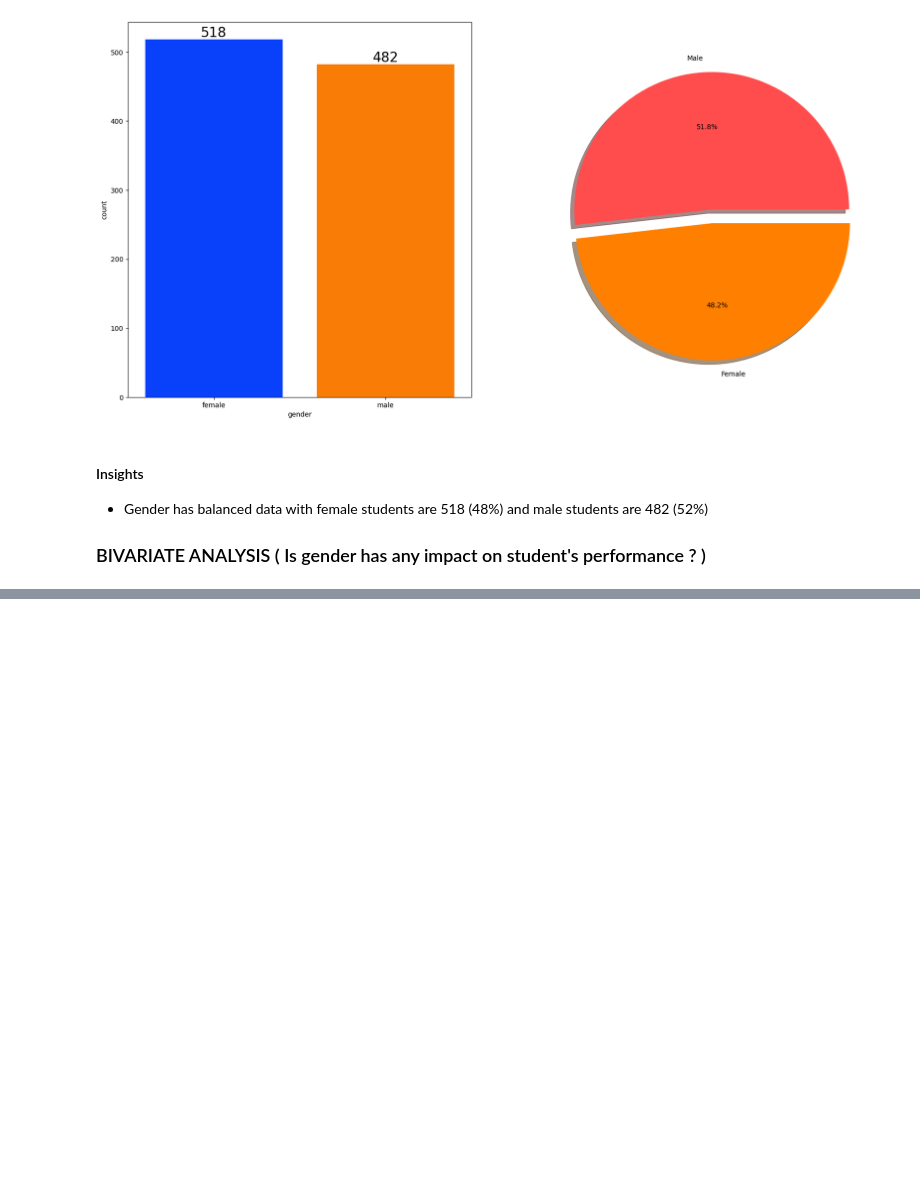
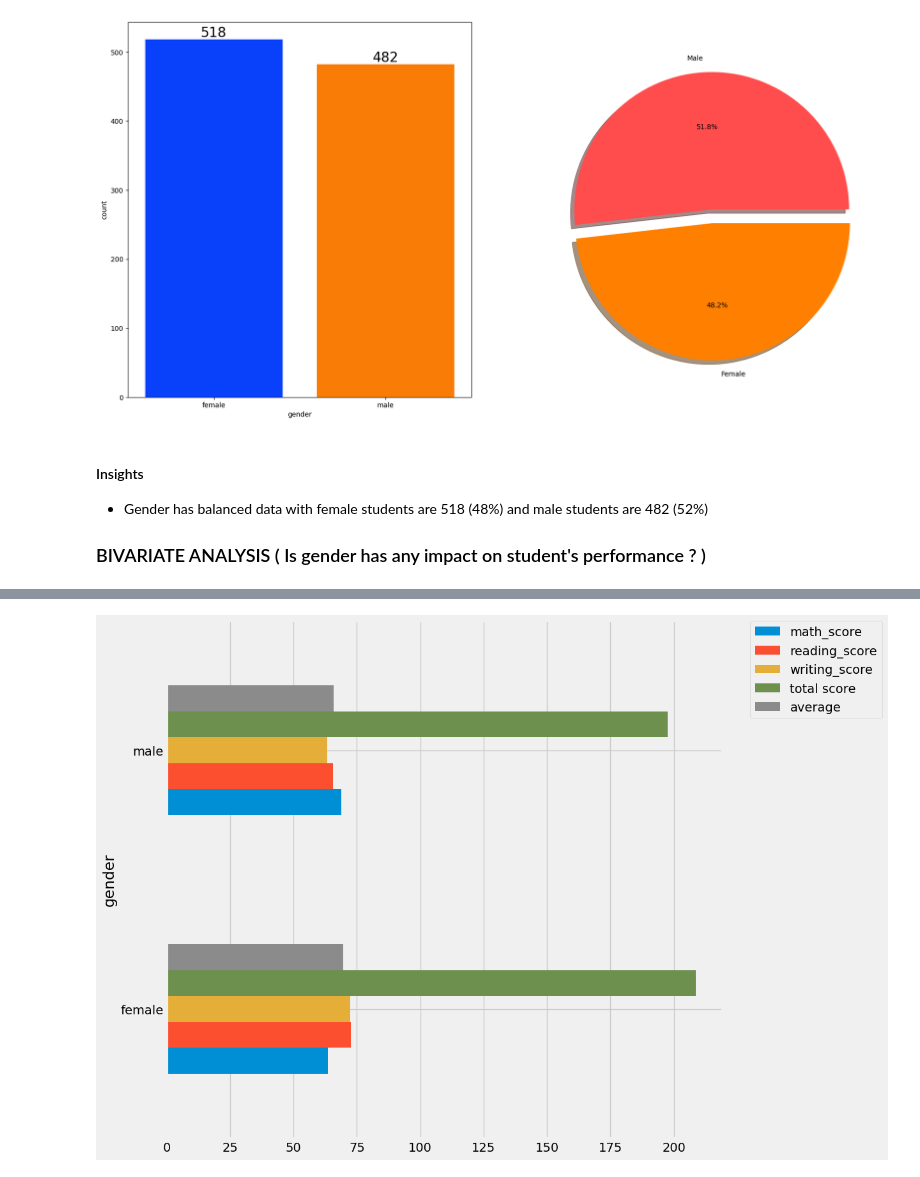
Before and after one commit to Aman-nit/Student-Score-Predictor, a Jupyter notebook: notebook/EDA STUDENT.ipynb, the cells around one changed output, grey strips where cells are left out. Cells and saved outputs as stored; diff of their text form; code cells hidden in the pictures; blank space fills up the shorter version.

```diff
--- a/notebook/EDA STUDENT.ipynb
+++ b/notebook/EDA STUDENT.ipynb
@@ -438,0 +519,8 @@ NameError: name 'gender_group' is not defined
+# %%
+numeric_cols = df.select_dtypes(include='number').columns
+gender_group = df.groupby('gender')[numeric_cols].mean()
+gender_group.plot(kind='barh',figsize=(10,10))
+plt.legend(bbox_to_anchor=(1.05, 1), loc=2, borderaxespad=0.)
+plt.show()
+# %% [output]
+[figure, added]
```
Also changed, not shown: parts of 23 cells of this notebook, 6 other files.
